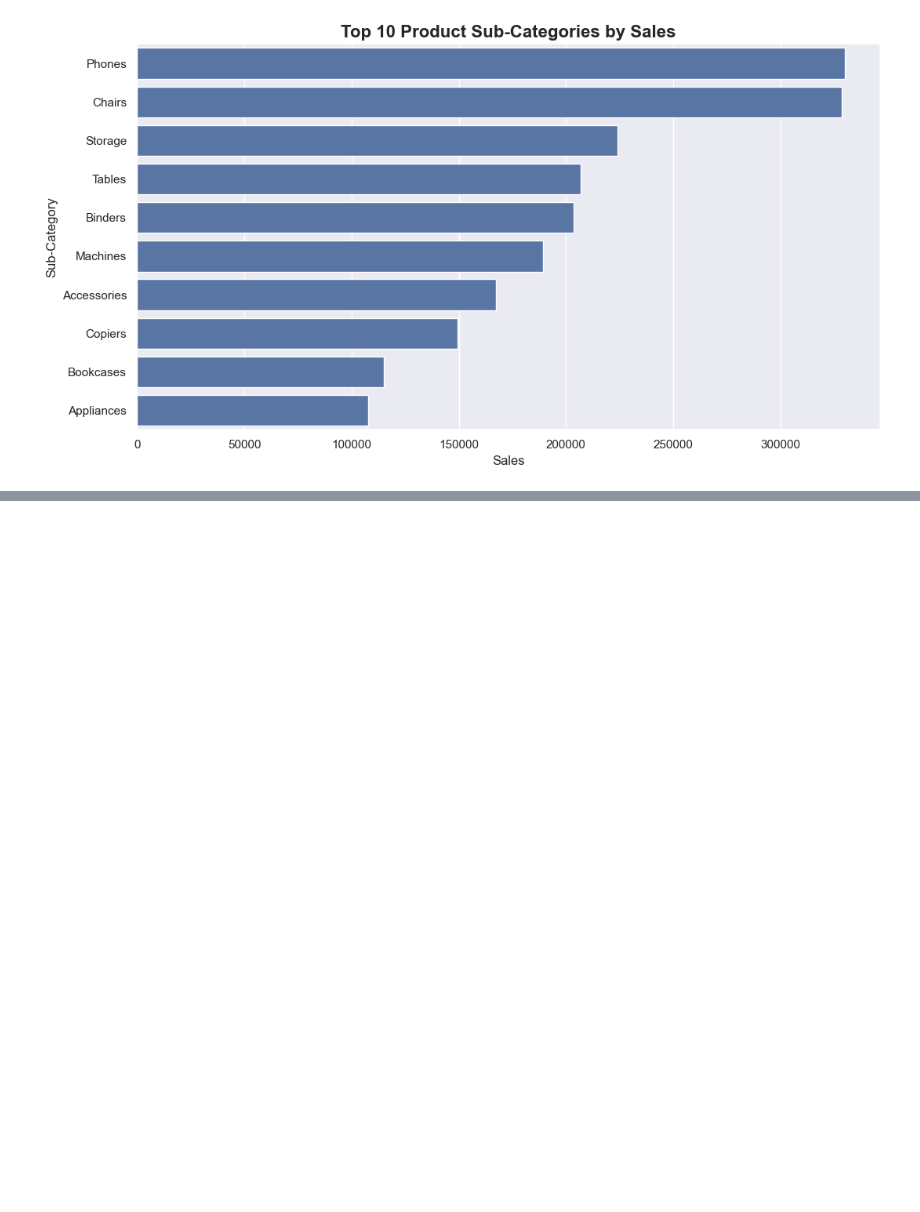
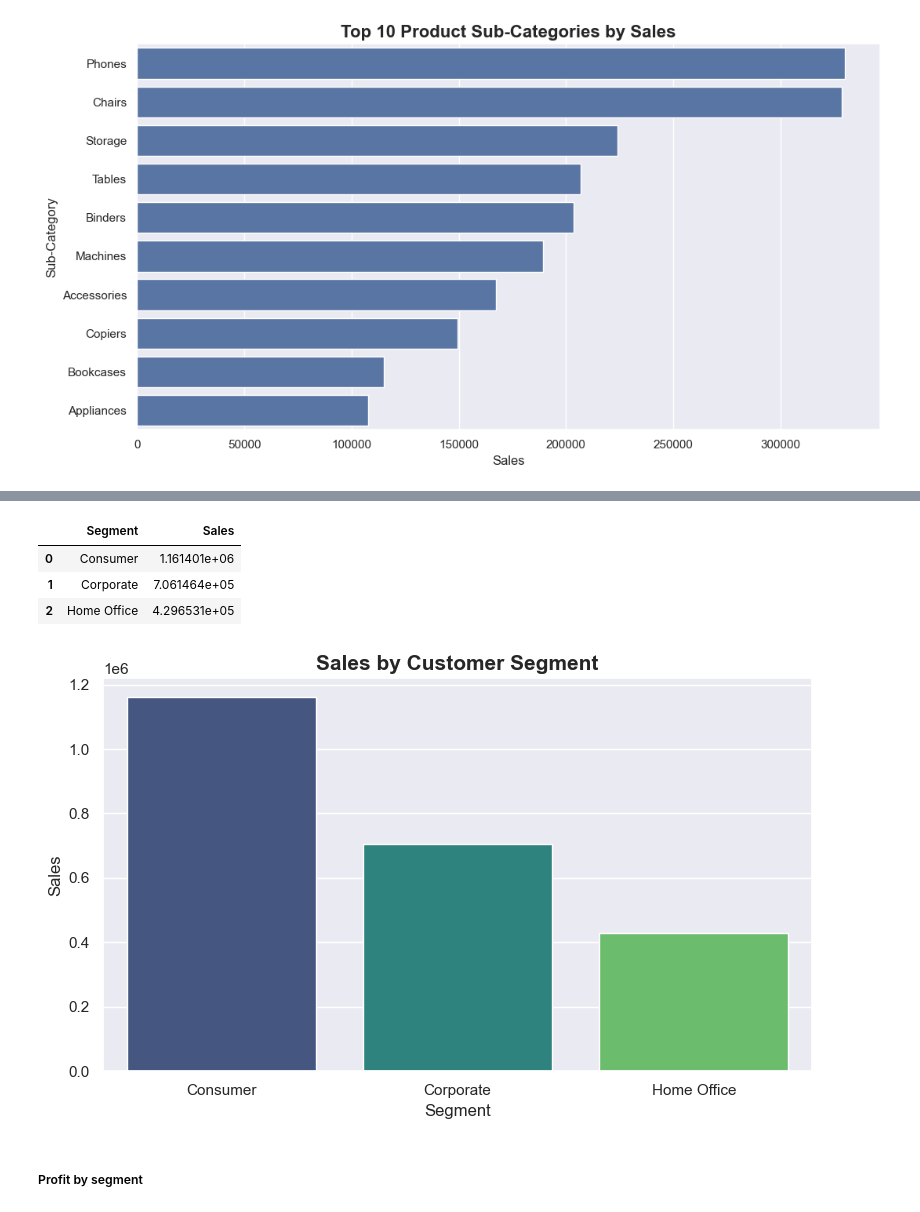
Before and after one commit to PriyaSumbria/ecommerce-sales-analytics-dashboard, a Jupyter notebook: Notebooks/ecommerce_sales_analysis.ipynb, the cells around one changed output, grey strips where cells are left out. Saved outputs shown, nothing was run; the diff lists cells and outputs as text; code cells hidden in the pictures; blank space fills up the shorter version.

```diff
--- a/Notebooks/ecommerce_sales_analysis.ipynb
+++ b/Notebooks/ecommerce_sales_analysis.ipynb
@@ -498,0 +587,38 @@ plt.show()
+# %%
+segment_sales = (
+    df.groupby("Segment")["Sales"]
+      .sum()
+      .sort_values(ascending=False)
+      .reset_index()
+)
+
+segment_sales
+# %% [output]
+|  | Segment | Sales |
+| 0 | Consumer | 1.161401e+06 |
+| 1 | Corporate | 7.061464e+05 |
+| 2 | Home Office | 4.296531e+05 |
+# %%
+#chart
+plt.figure(figsize=(8,5))
+
+sns.barplot(
+    data=segment_sales,
+    x="Segment",
+    y="Sales",
+    hue="Segment",
+    palette="viridis",
+    legend=False
+)
+
+plt.title("Sales by Customer Segment", fontsize=15, weight="bold")
+
+plt.tight_layout()
+
+plt.savefig("../images/segment_sales.png", dpi=300)
+
+plt.show()
+# %% [output]
+[figure, added]
+# %% [markdown]
+##### Profit by segment
```
Also changed, not shown: parts of 36 cells of this notebook, 10 other files.
